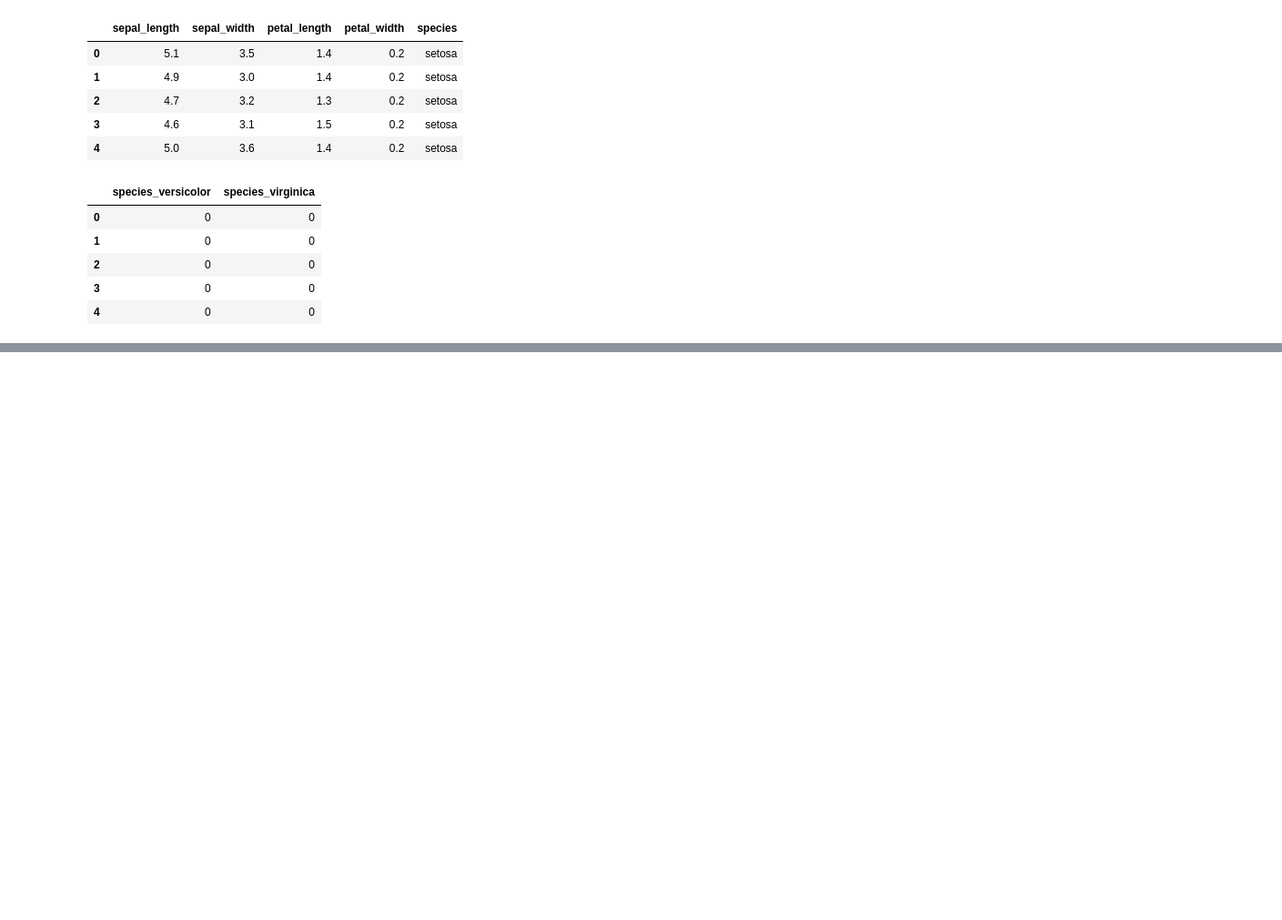
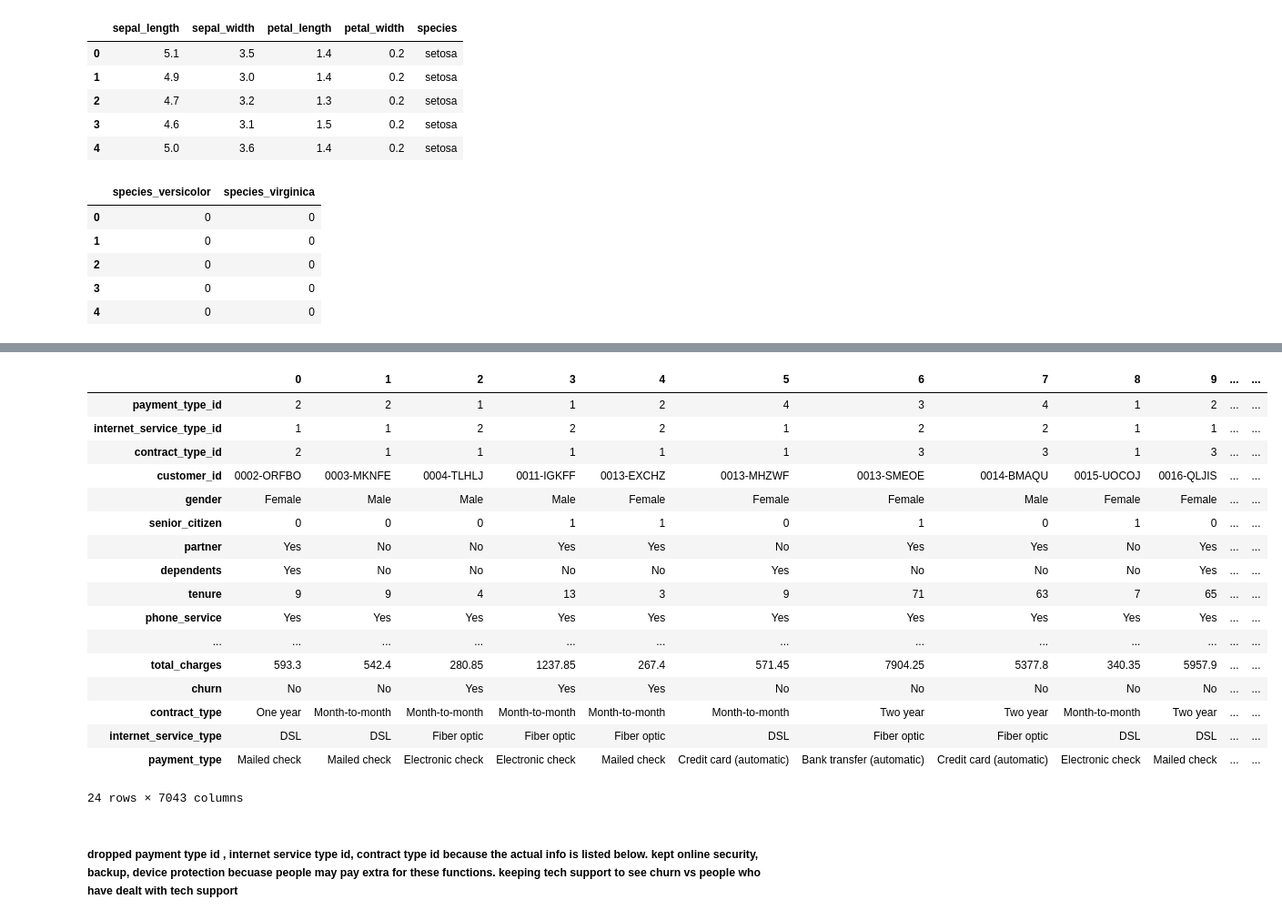
Before and after one commit to codyclonts/classification_exercises, a Jupyter notebook: classification_exercises.ipynb, the cells around one changed output, grey strips where cells are left out. Shown: that part at 91% size. Drawn from its saved outputs; the diff is of its cells as text; code cells hidden in the pictures; blank space fills up the shorter version.

```diff
--- a/classification_exercises.ipynb
+++ b/classification_exercises.ipynb
@@ -441,0 +474,3 @@ def prep_iris():
+# %%
+df = acquire.get_telco_data()
+df.head()
@@ -441,0 +485,23 @@ def prep_iris():
+# %%
+df.T
+# %% [output]
+|  | 0 | 1 | 2 | 3 | 4 | 5 | 6 | 7 | 8 | 9 | ... | ... |
+| payment_type_id | 2 | 2 | 1 | 1 | 2 | 4 | 3 | 4 | 1 | 2 | ... | ... |
+| internet_service_type_id | 1 | 1 | 2 | 2 | 2 | 1 | 2 | 2 | 1 | 1 | ... | ... |
+| contract_type_id | 2 | 1 | 1 | 1 | 1 | 1 | 3 | 3 | 1 | 3 | ... | ... |
+| customer_id | 0002-ORFBO | 0003-MKNFE | 0004-TLHLJ | 0011-IGKFF | 0013-EXCHZ | 0013-MHZWF | 0013-SMEOE | 0014-BMAQU | 0015-UOCOJ | 0016-QLJIS | ... | ... |
+| gender | Female | Male | Male | Male | Female | Female | Female | Male | Female | Female | ... | ... |
+| senior_citizen | 0 | 0 | 0 | 1 | 1 | 0 | 1 | 0 | 1 | 0 | ... | ... |
+| partner | Yes | No | No | Yes | Yes | No | Yes | Yes | No | Yes | ... | ... |
+| dependents | Yes | No | No | No | No | Yes | No | No | No | Yes | ... | ... |
+| tenure | 9 | 9 | 4 | 13 | 3 | 9 | 71 | 63 | 7 | 65 | ... | ... |
+| phone_service | Yes | Yes | Yes | Yes | Yes | Yes | Yes | Yes | Yes | Yes | ... | ... |
+| ... | ... | ... | ... | ... | ... | ... | ... | ... | ... | ... | ... | ... |
+| total_charges | 593.3 | 542.4 | 280.85 | 1237.85 | 267.4 | 571.45 | 7904.25 | 5377.8 | 340.35 | 5957.9 | ... | ... |
+| churn | No | No | Yes | Yes | Yes | No | No | No | No | No | ... | ... |
+| contract_type | One year | Month-to-month | Month-to-month | Month-to-month | Month-to-month | Month-to-month | Two year | Two year | Month-to-month | Two year | ... | ... |
+| internet_service_type | DSL | DSL | Fiber optic | Fiber optic | Fiber optic | DSL | Fiber optic | Fiber optic | DSL | DSL | ... | ... |
+| payment_type | Mailed check | Mailed check | Electronic check | Electronic check | Mailed check | Credit card (automatic) | Bank transfer (automatic) | Credit card (automatic) | Electronic check | Mailed check | ... | ... |
+24 rows × 7043 columns
+# %% [markdown]
+##### dropped payment type id , internet service type id, contract type id because the actual info is listed below. kept online security, backup, device protection becuase people may pay extra for these functions. keeping tech support to see churn vs people who have dealt with tech support
```
Also changed, not shown: parts of 13 cells of this notebook.
